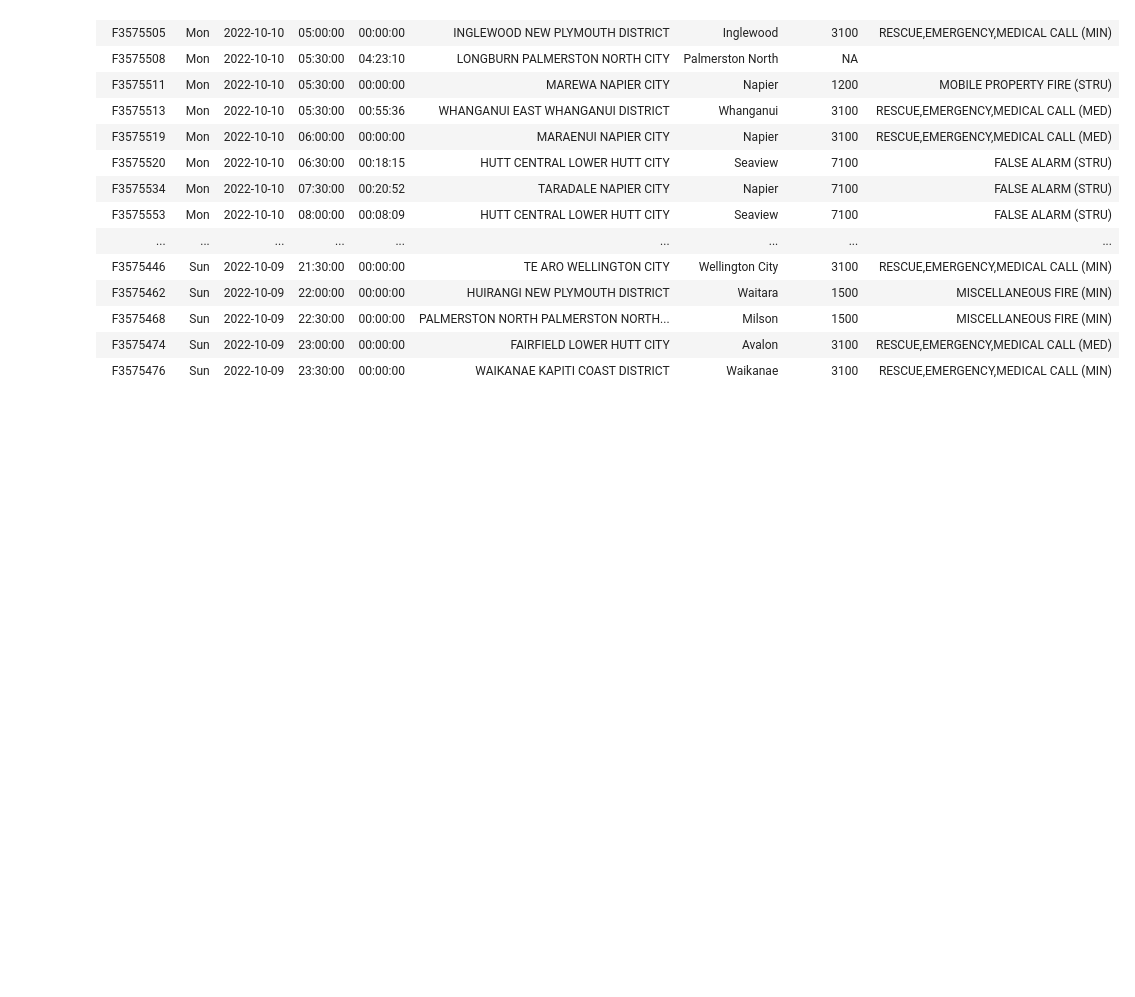
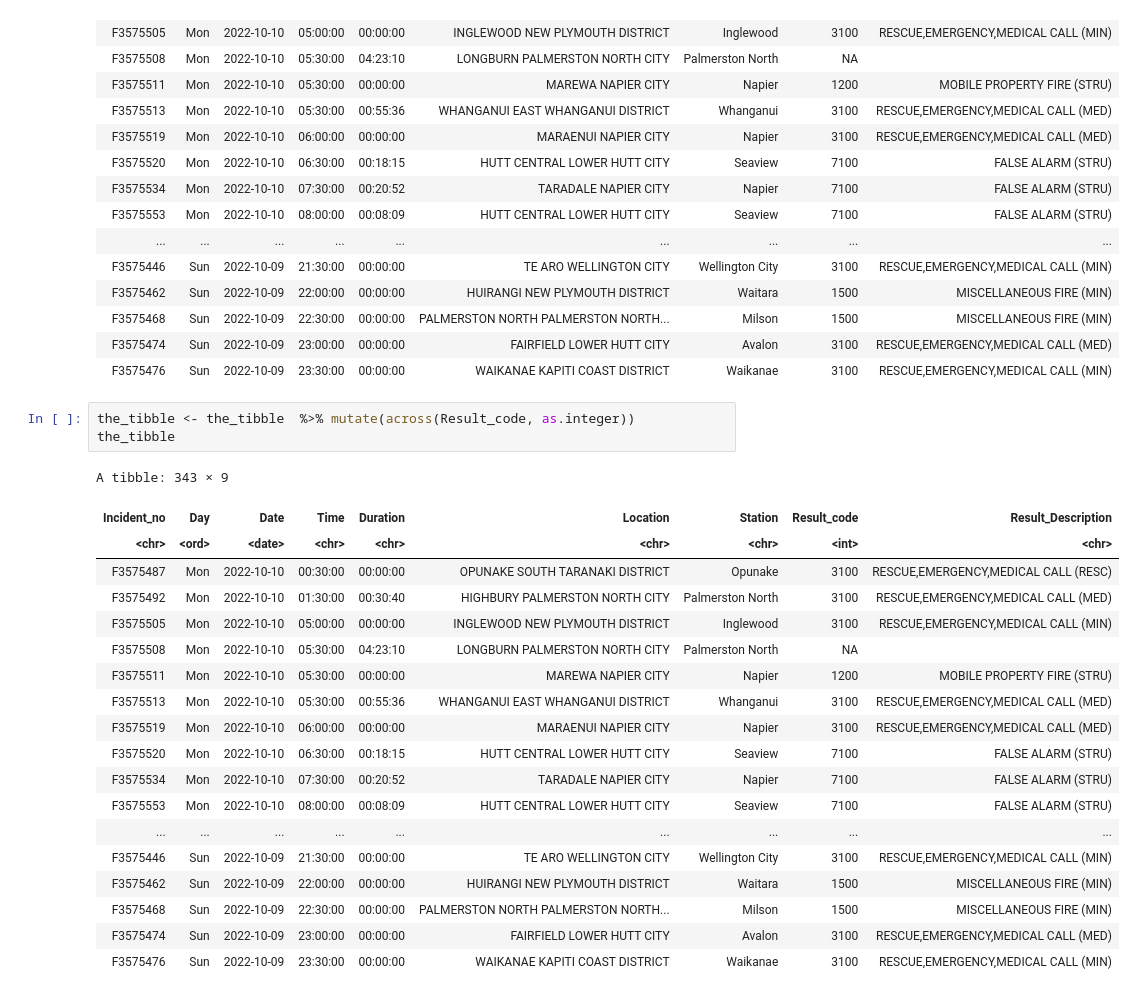
Before and after one commit to dianame10/DATA201, a Jupyter notebook: Fire-incident-data.ipynb, the cells around one changed output. Drawn from its saved outputs; the diff is of its cells as text; blank space fills up the shorter version.

```diff
--- a/Fire-incident-data.ipynb
+++ b/Fire-incident-data.ipynb
@@ -401,3 +401,26 @@ A tibble: 343 × 9
 | F3575468 | Sun | 2022-10-09 | 22:30:00 | 00:00:00 | PALMERSTON NORTH PALMERSTON NORTH... | Milson | 1500 | MISCELLANEOUS FIRE (MIN) |
 | F3575474 | Sun | 2022-10-09 | 23:00:00 | 00:00:00 | FAIRFIELD LOWER HUTT CITY | Avalon | 3100 | RESCUE,EMERGENCY,MEDICAL CALL (MED) |
 | F3575476 | Sun | 2022-10-09 | 23:30:00 | 00:00:00 | WAIKANAE KAPITI COAST DISTRICT | Waikanae | 3100 | RESCUE,EMERGENCY,MEDICAL CALL (MIN) |
+# %%
+the_tibble <- the_tibble  %>% mutate(across(Result_code, as.integer))
+the_tibble
+# %% [output]
+A tibble: 343 × 9
+| Incident_no | Day | Date | Time | Duration | Location | Station | Result_code | Result_Description |
+| <chr> | <ord> | <date> | <chr> | <chr> | <chr> | <chr> | <int> | <chr> |
+| F3575487 | Mon | 2022-10-10 | 00:30:00 | 00:00:00 | OPUNAKE SOUTH TARANAKI DISTRICT | Opunake | 3100 | RESCUE,EMERGENCY,MEDICAL CALL (RESC) |
+| F3575492 | Mon | 2022-10-10 | 01:30:00 | 00:30:40 | HIGHBURY PALMERSTON NORTH CITY | Palmerston North | 3100 | RESCUE,EMERGENCY,MEDICAL CALL (MED) |
+| F3575505 | Mon | 2022-10-10 | 05:00:00 | 00:00:00 | INGLEWOOD NEW PLYMOUTH DISTRICT | Inglewood | 3100 | RESCUE,EMERGENCY,MEDICAL CALL (MIN) |
+| F3575508 | Mon | 2022-10-10 | 05:30:00 | 04:23:10 | LONGBURN PALMERSTON NORTH CITY | Palmerston North | NA |  |
+| F3575511 | Mon | 2022-10-10 | 05:30:00 | 00:00:00 | MAREWA NAPIER CITY | Napier | 1200 | MOBILE PROPERTY FIRE (STRU) |
+| F3575513 | Mon | 2022-10-10 | 05:30:00 | 00:55:36 | WHANGANUI EAST WHANGANUI DISTRICT | Whanganui | 3100 | RESCUE,EMERGENCY,MEDICAL CALL (MED) |
+| F3575519 | Mon | 2022-10-10 | 06:00:00 | 00:00:00 | MARAENUI NAPIER CITY | Napier | 3100 | RESCUE,EMERGENCY,MEDICAL CALL (MED) |
+| F3575520 | Mon | 2022-10-10 | 06:30:00 | 00:18:15 | HUTT CENTRAL LOWER HUTT CITY | Seaview | 7100 | FALSE ALARM (STRU) |
+| F3575534 | Mon | 2022-10-10 | 07:30:00 | 00:20:52 | TARADALE NAPIER CITY | Napier | 7100 | FALSE ALARM (STRU) |
+| F3575553 | Mon | 2022-10-10 | 08:00:00 | 00:08:09 | HUTT CENTRAL LOWER HUTT CITY | Seaview | 7100 | FALSE ALARM (STRU) |
+| ... | ... | ... | ... | ... | ... | ... | ... | ... |
+| F3575446 | Sun | 2022-10-09 | 21:30:00 | 00:00:00 | TE ARO WELLINGTON CITY | Wellington City | 3100 | RESCUE,EMERGENCY,MEDICAL CALL (MIN) |
+| F3575462 | Sun | 2022-10-09 | 22:00:00 | 00:00:00 | HUIRANGI NEW PLYMOUTH DISTRICT | Waitara | 1500 | MISCELLANEOUS FIRE (MIN) |
+| F3575468 | Sun | 2022-10-09 | 22:30:00 | 00:00:00 | PALMERSTON NORTH PALMERSTON NORTH... | Milson | 1500 | MISCELLANEOUS FIRE (MIN) |
+| F3575474 | Sun | 2022-10-09 | 23:00:00 | 00:00:00 | FAIRFIELD LOWER HUTT CITY | Avalon | 3100 | RESCUE,EMERGENCY,MEDICAL CALL (MED) |
+| F3575476 | Sun | 2022-10-09 | 23:30:00 | 00:00:00 | WAIKANAE KAPITI COAST DISTRICT | Waikanae | 3100 | RESCUE,EMERGENCY,MEDICAL CALL (MIN) |
```
